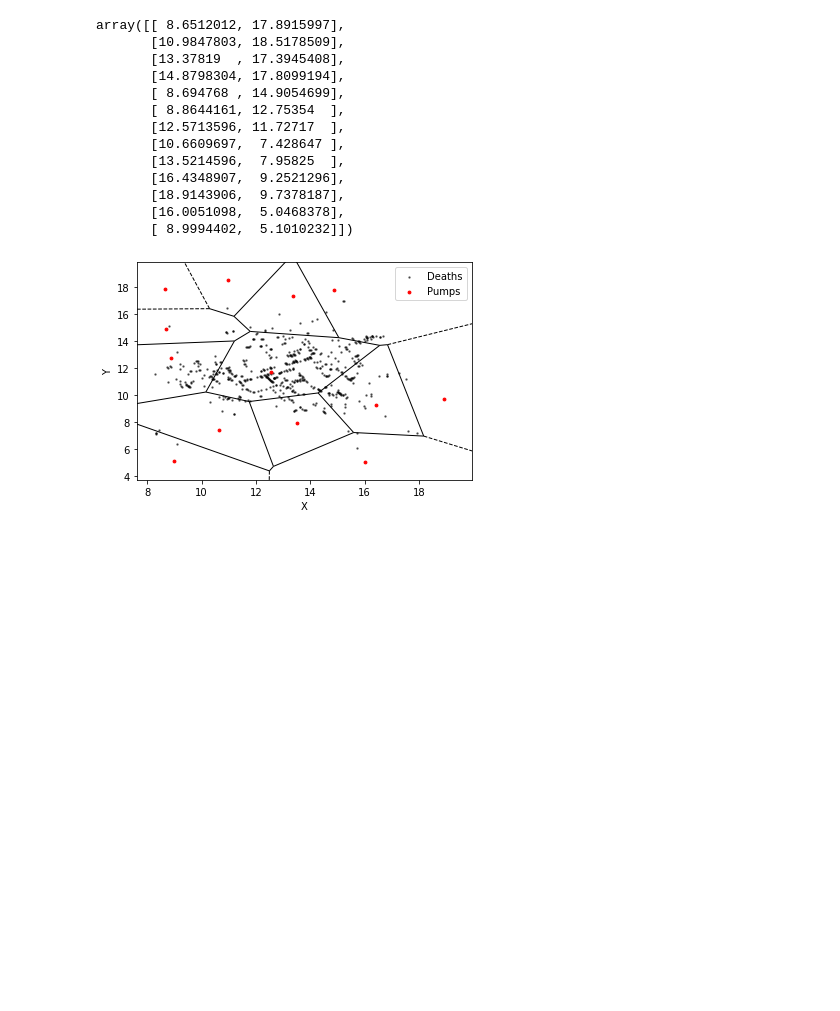
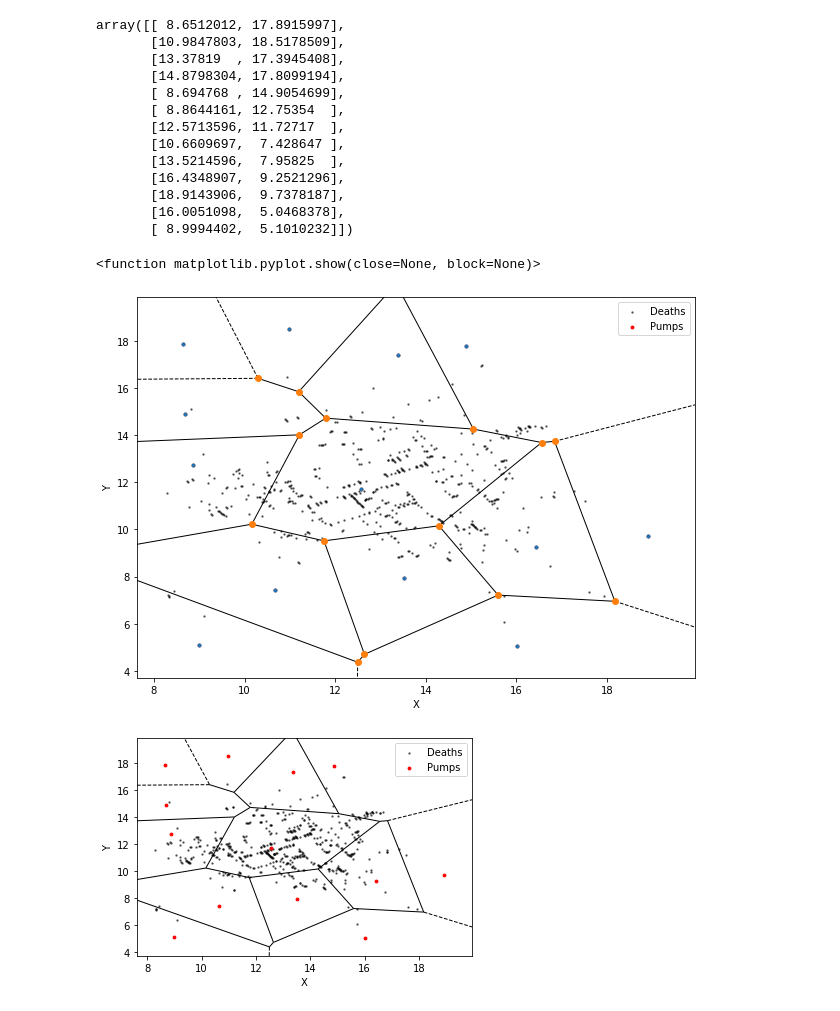
Before and after one commit to Daniele1209/Machine-Learning-Playground, a Jupyter notebook: Scientific Data Visualization/c01.ipynb, the cells around one changed output. Cells and saved outputs as stored; diff of their text form; code cells hidden in the pictures; blank space fills up the shorter version.

```diff
--- a/Scientific Data Visualization/c01.ipynb
+++ b/Scientific Data Visualization/c01.ipynb
@@ -269,6 +284,17 @@ array([[ 8.6512012, 17.8915997],
        [18.9143906,  9.7378187],
        [16.0051098,  5.0468378],
        [ 8.9994402,  5.1010232]])
+# %%
+fig, ax = plt.subplots(figsize=(10,7))
+
+vor = Voronoi(points)
+death_df.plot(x='X', y='Y',s=2, c='black', alpha=0.5, kind='scatter', label='Deaths', ax=ax)
+d1_df.plot(x='X', y='Y',s=2, c='black', alpha=0.5, kind='scatter', label='Deaths', ax=ax)
+voronoi_plot_2d(vor, ax=ax)
+plt.show
+# %% [output]
+<function matplotlib.pyplot.show(close=None, block=None)>
+[figure, added]
 # %%
 # TODO: your code here
 # %% [output]
```
Also changed, not shown: parts of 7 cells of this notebook, 7 other files.
